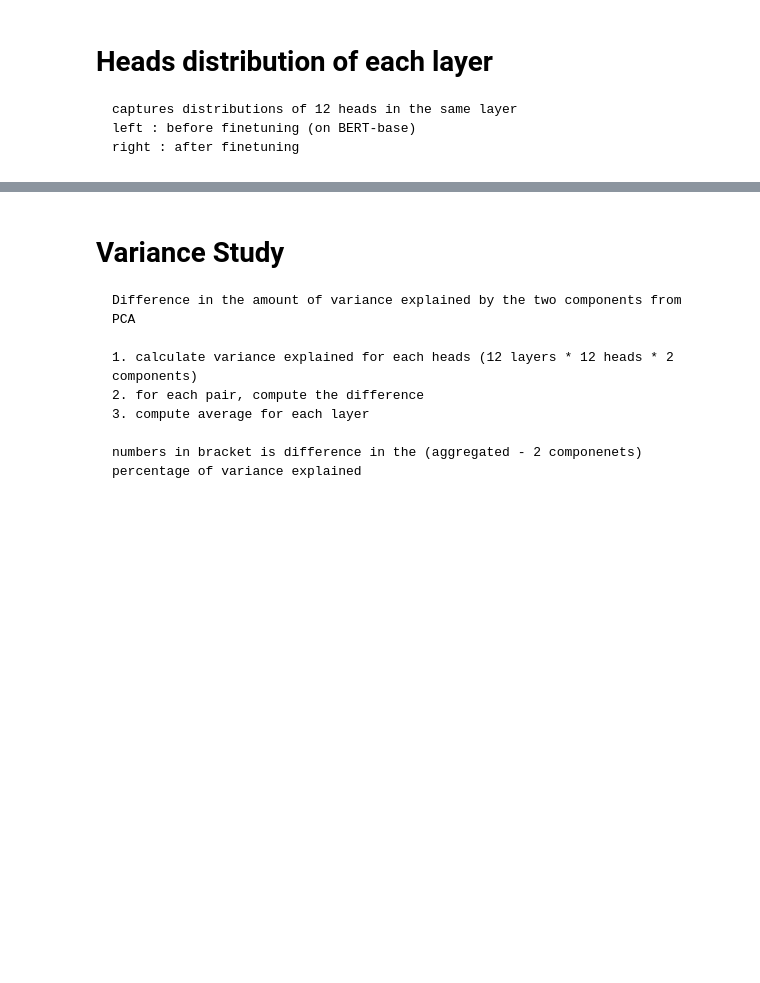
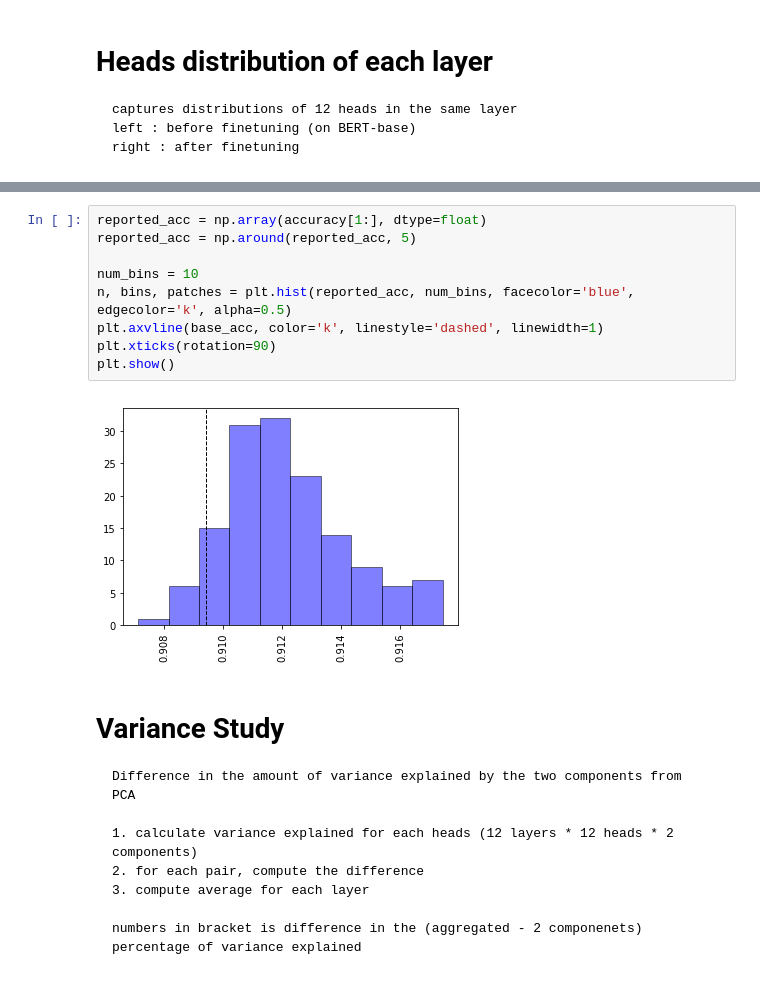
Before and after one commit to ljj7975/are-16-heads-really-better-than-1, a Jupyter notebook: notebooks/SST-2.ipynb, the cells around one changed output, grey strips where cells are left out. Cells and saved outputs as stored; diff of their text form; blank space fills up the shorter version.

```diff
--- a/notebooks/SST-2.ipynb
+++ b/notebooks/SST-2.ipynb
@@ -69,3 +166,14 @@ display_side_by_side(f"results/{dataset}_base/attn-layers.png", f"results/{datas
+# %%
+reported_acc = np.array(accuracy[1:], dtype=float)
+reported_acc = np.around(reported_acc, 5)
+
+num_bins = 10
+n, bins, patches = plt.hist(reported_acc, num_bins, facecolor='blue', edgecolor='k', alpha=0.5)
+plt.axvline(base_acc, color='k', linestyle='dashed', linewidth=1)
+plt.xticks(rotation=90)
+plt.show()
+# %% [output]
+[figure, added]
 # %% [markdown]
 # Variance Study
 
```
Also changed, not shown: parts of 14 cells of this notebook, 2 other files.
